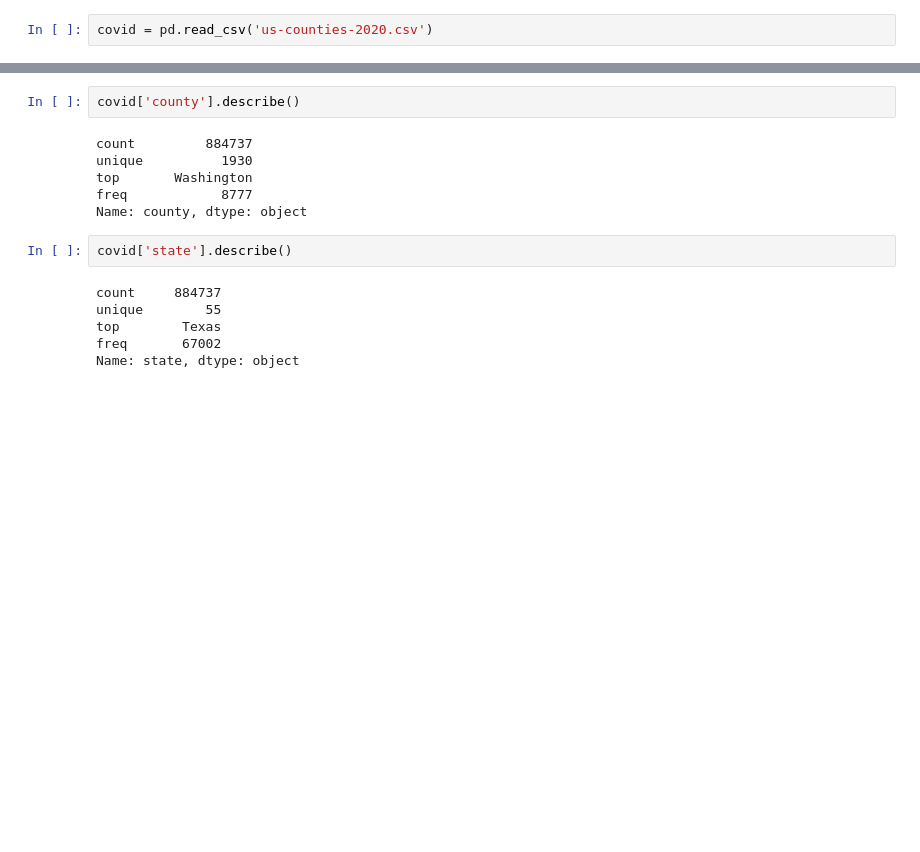
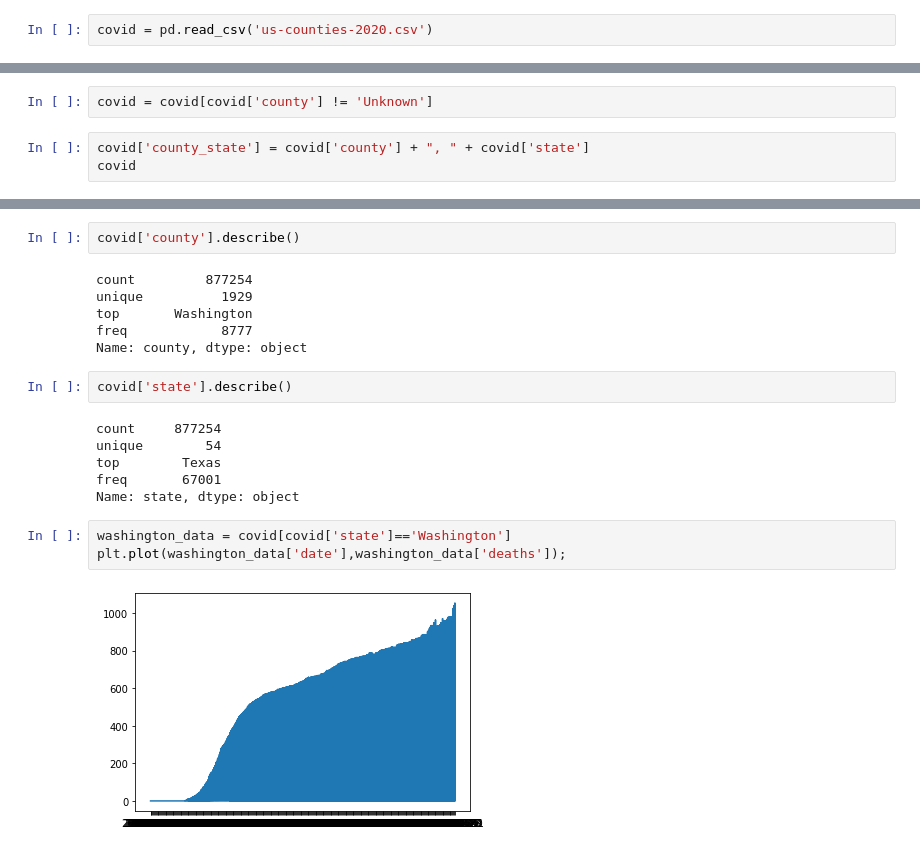
Before and after one commit to zedian/CS229-FinalProject, a Jupyter notebook: pre-processing.ipynb, the cells around one changed output, grey strips where cells are left out. Cells and saved outputs as stored; diff of their text form; blank space fills up the shorter version.

```diff
--- a/pre-processing.ipynb
+++ b/pre-processing.ipynb
@@ -21,0 +28,5 @@ covid
+# %%
+covid = covid[covid['county'] != 'Unknown']
+# %%
+covid['county_state'] = covid['county'] + ", " + covid['state']
+covid
@@ -22,16 +47,21 @@ covid
 # %%
 covid['county'].describe()
 # %% [output]
-count         884737
-unique          1930
+count         877254
+unique          1929
 top       Washington
 freq            8777
 Name: county, dtype: object
 # %%
 covid['state'].describe()
 # %% [output]
-count     884737
-unique        55
+count     877254
+unique        54
 top        Texas
-freq       67002
+freq       67001
 Name: state, dtype: object
+# %%
+washington_data = covid[covid['state']=='Washington']
+plt.plot(washington_data['date'],washington_data['deaths']);
+# %% [output]
+[figure, added]
```
Also changed, not shown: parts of 12 cells of this notebook.
